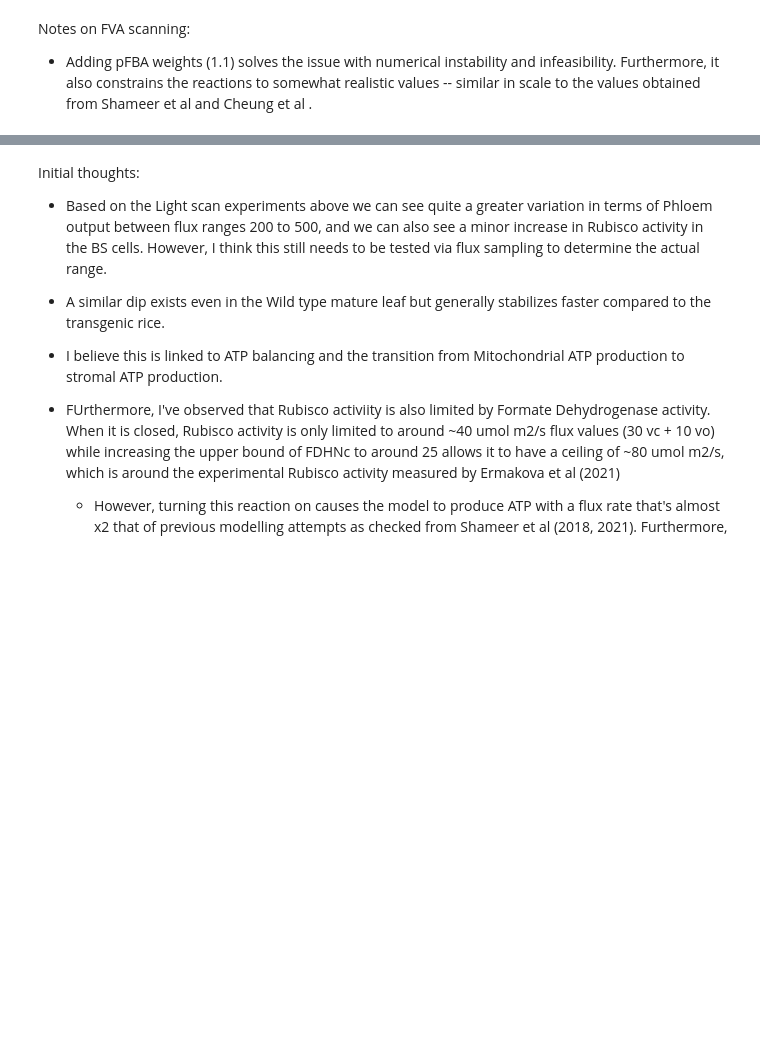
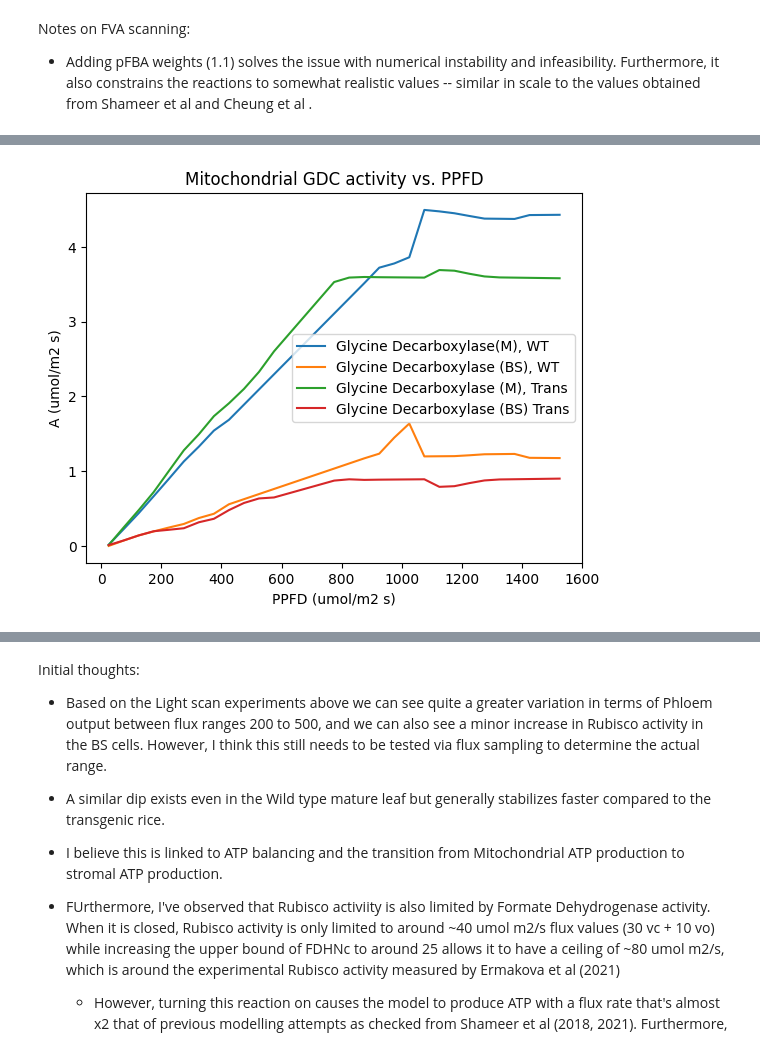
Before and after one commit to rtsantos3/RiceMM, a Jupyter notebook: Scripts/model_analysis/Light Scan 2-cell model (Final).ipynb, the cells around one changed output, grey strips where cells are left out. Cells and saved outputs as stored; diff of their text form; code cells hidden in the pictures; blank space fills up the shorter version.

```diff
--- a/Scripts/model_analysis/Light Scan 2-cell model (Final).ipynb
+++ b/Scripts/model_analysis/Light Scan 2-cell model (Final).ipynb
@@ -883,27 +1018,29 @@ ax2.legend()
 # %%
 #Glycine Decarboxylase flux in WT and Trans model
 
 GLYDHD_wt_M = ppfd_2cell_wt_phloem.loc[['GLYDHDm_M']].values.flatten()
 GLYDHD_wt_BS = ppfd_2cell_wt_phloem.loc[['GLYDHDm_BS']].values.flatten()
 
 GLYDHD_trans_M = ppfd_2cell_trans_phloem.loc[['GLYDHDm_M']].values.flatten()
 GLYDHD_trans_BS = ppfd_2cell_trans_phloem.loc[['GLYDHDm_BS']].values.flatten()
 
 
-plt.plot(ppfd_e, GLYDHD_wt_M, label='Glycine Decarboxylase(M), WT Mature')
-plt.plot(ppfd_e, GLYDHD_wt_BS, label='Glycine Decarboxylase (BS), WT Mature')
+plt.plot(ppfd_e, GLYDHD_wt_M, label='Glycine Decarboxylase(M), WT ')
+plt.plot(ppfd_e, GLYDHD_wt_BS, label='Glycine Decarboxylase (BS), WT ')
 plt.plot(ppfd_e, GLYDHD_trans_M, label='Glycine Decarboxylase (M), Trans')
 plt.plot(ppfd_e, GLYDHD_trans_BS, label='Glycine Decarboxylase (BS) Trans')
 
 
 plt.xlabel('PPFD (umol/m2 s)')
 plt.ylabel('A (umol/m2 s)')
-plt.title('Net CO2 assimilation vs PPFD ratios')
+plt.title('Mitochondrial GDC activity vs. PPFD')
 plt.legend()
 plt.show()
 
 
 #Maximal Glycine Decarboxylase in Trans is around 3.5, for WT it is around 4.5
+# %% [output]
+[figure, added]
 # %%
 phloem_ppfd = ppfd_2cell_wt_phloem.transpose()
 
```
Also changed, not shown: parts of 24 cells of this notebook, 8 other files.
